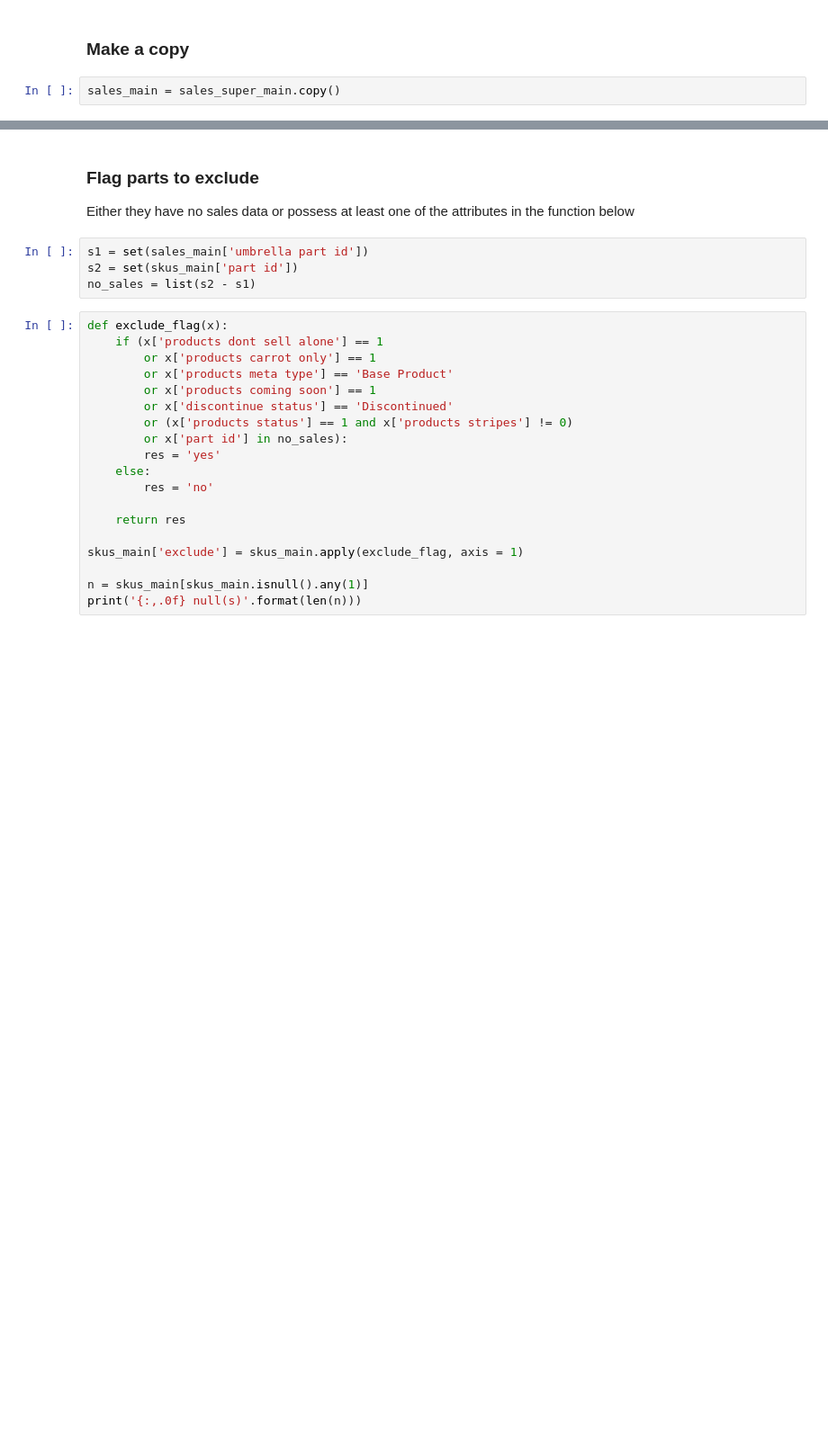
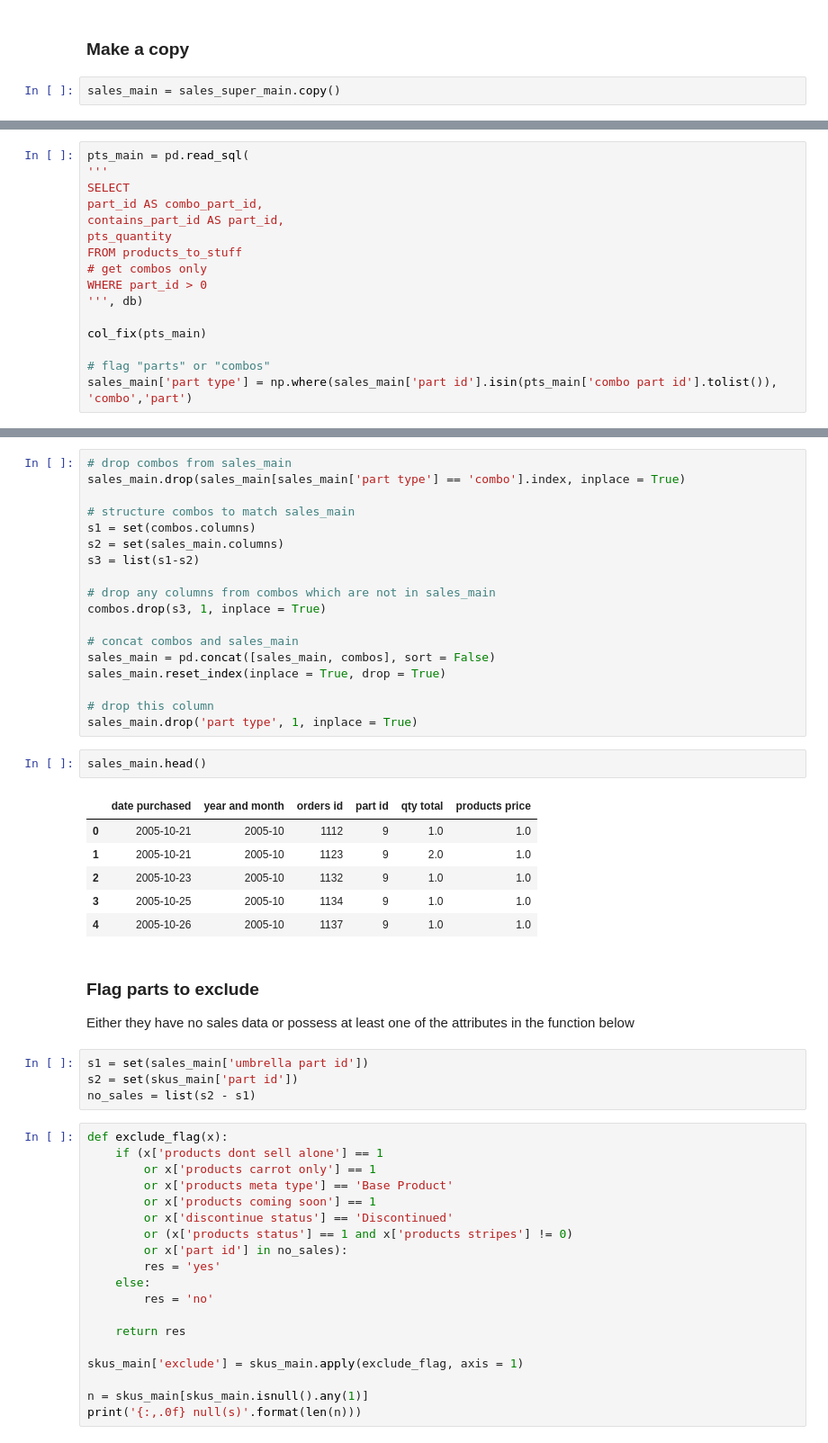
Before and after one commit to bztekola/Jupyter-Scripts, a Jupyter notebook: Fake Folder/Fab/Projects/War Chest/Python/War Chest II (WORKING).ipynb, the cells around one changed output, grey strips where cells are left out. Shown: that part at 90% size. Cells and saved outputs as stored; diff of their text form; blank space fills up the shorter version.

```diff
--- a/Fake Folder/Fab/Projects/War Chest/Python/War Chest II (WORKING).ipynb
+++ b/Fake Folder/Fab/Projects/War Chest/Python/War Chest II (WORKING).ipynb
@@ -232,0 +178,16 @@ sales_main[sales_main['part id'].isin([128,143,144])].drop_duplicates('part id')
+# %%
+pts_main = pd.read_sql(
+'''
+SELECT
+part_id AS combo_part_id,
+contains_part_id AS part_id,
+pts_quantity
+FROM products_to_stuff
+# get combos only
+WHERE part_id > 0
+''', db)
+
+col_fix(pts_main)
+
+# flag "parts" or "combos"
+sales_main['part type'] = np.where(sales_main['part id'].isin(pts_main['combo part id'].tolist()), 'combo','part')
@@ -233,3 +271,30 @@ sales_main[sales_main['part id'].isin([128,143,144])].drop_duplicates('part id')
+# %%
+# drop combos from sales_main
+sales_main.drop(sales_main[sales_main['part type'] == 'combo'].index, inplace = True)
+
+# structure combos to match sales_main
+s1 = set(combos.columns)
+s2 = set(sales_main.columns)
+s3 = list(s1-s2)
+
+# drop any columns from combos which are not in sales_main
+combos.drop(s3, 1, inplace = True)
+
+# concat combos and sales_main
+sales_main = pd.concat([sales_main, combos], sort = False)
+sales_main.reset_index(inplace = True, drop = True)
+
+# drop this column
+sales_main.drop('part type', 1, inplace = True)
+# %%
+sales_main.head()
+# %% [output]
+|  | date purchased | year and month | orders id | part id | qty total | products price |
+| 0 | 2005-10-21 | 2005-10 | 1112 | 9 | 1.0 | 1.0 |
+| 1 | 2005-10-21 | 2005-10 | 1123 | 9 | 2.0 | 1.0 |
+| 2 | 2005-10-23 | 2005-10 | 1132 | 9 | 1.0 | 1.0 |
+| 3 | 2005-10-25 | 2005-10 | 1134 | 9 | 1.0 | 1.0 |
+| 4 | 2005-10-26 | 2005-10 | 1137 | 9 | 1.0 | 1.0 |
 # %% [markdown]
 ### Flag parts to exclude
 Either they have no sales data or possess at least one of the attributes in the function below
```
Also changed, not shown: parts of 35 cells of this notebook, 15 other files.
